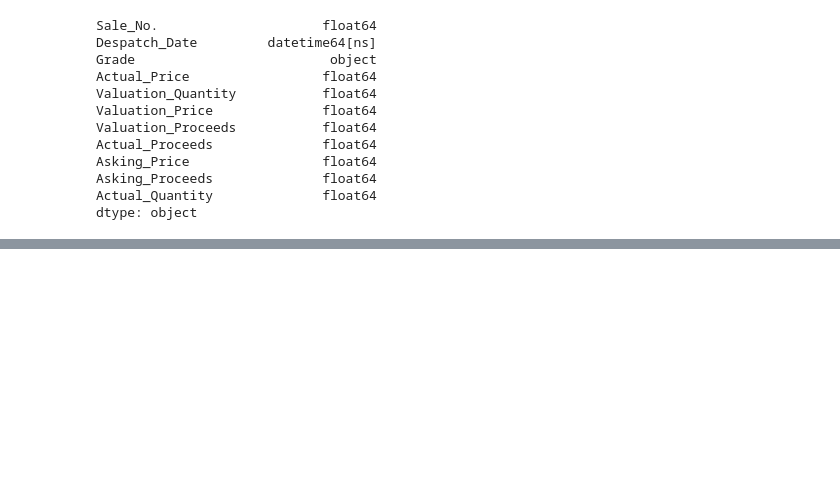
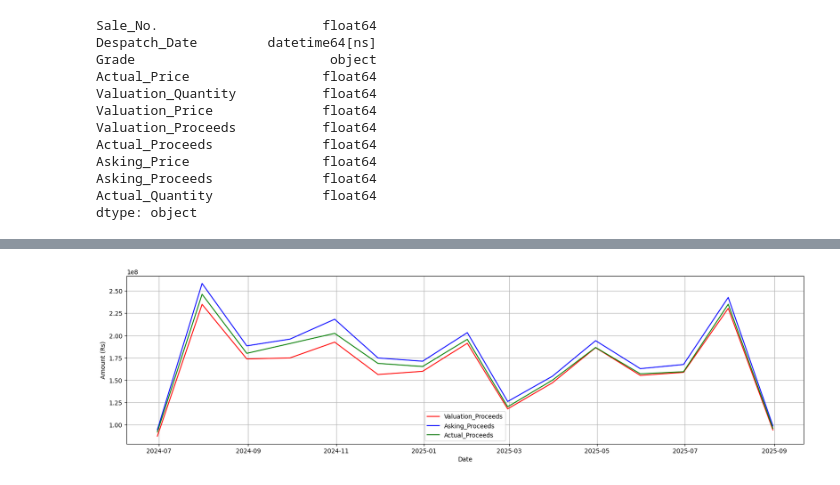
Before and after one commit to NishanD21/Time-Series-Analysis-on-Tea-Production, a Jupyter notebook: sales_and_valuation/sales_and_val.ipynb, the cells around one changed output, grey strips where cells are left out. Saved outputs shown, nothing was run; the diff lists cells and outputs as text; code cells hidden in the pictures; blank space fills up the shorter version.

```diff
--- a/sales_and_valuation/sales_and_val.ipynb
+++ b/sales_and_valuation/sales_and_val.ipynb
@@ -403,0 +438,20 @@ plt.grid()
+# %%
+# seting date column as the index column
+
+df_avg = df_avg.set_index('Despatch_Date')
+
+df_weekly = df_avg.resample(
+    rule='m',        # weekly, anchored to Tuesday
+    #label='left',        # label interval by its start date
+    #closed='left',       # include left boundary in interval
+    #origin='2024-06-18'  # start counting weeks from here
+).agg({
+    'Valuation_Price': 'mean',
+    'Asking_Price': 'mean',
+    'Actual_Price': 'mean',
+    'Valuation_Quantity': 'sum',
+    'Actual_Quantity': 'sum',
+    'Valuation_Proceeds': 'sum',
+    'Asking_Proceeds': 'sum',
+    'Actual_Proceeds': 'sum'
+})
@@ -403,0 +465,4 @@ plt.grid()
+# %%
+
+df_weekly = df_weekly.mask(df_weekly == 0.0).ffill()
+df_weekly.head()
@@ -403,0 +477,13 @@ plt.grid()
+# %%
+# plotting Valuation_Proceeds , Asking_Proceeds and Actual_Proceeds
+
+plt.figure(figsize=(20,5))
+plt.plot(df_weekly['Valuation_Proceeds'],label = 'Valuation_Proceeds', color = 'red')
+plt.plot(df_weekly['Asking_Proceeds'],label = 'Asking_Proceeds', color = 'blue')
+plt.plot(df_weekly['Actual_Proceeds'],label = 'Actual_Proceeds' , color = 'green')
+plt.xlabel('Date')
+plt.ylabel('Amount (Rs)')
+plt.legend(loc='best')
+plt.grid()
+# %% [output]
+[figure, added]
```
Also changed, not shown: parts of 10 cells of this notebook.
